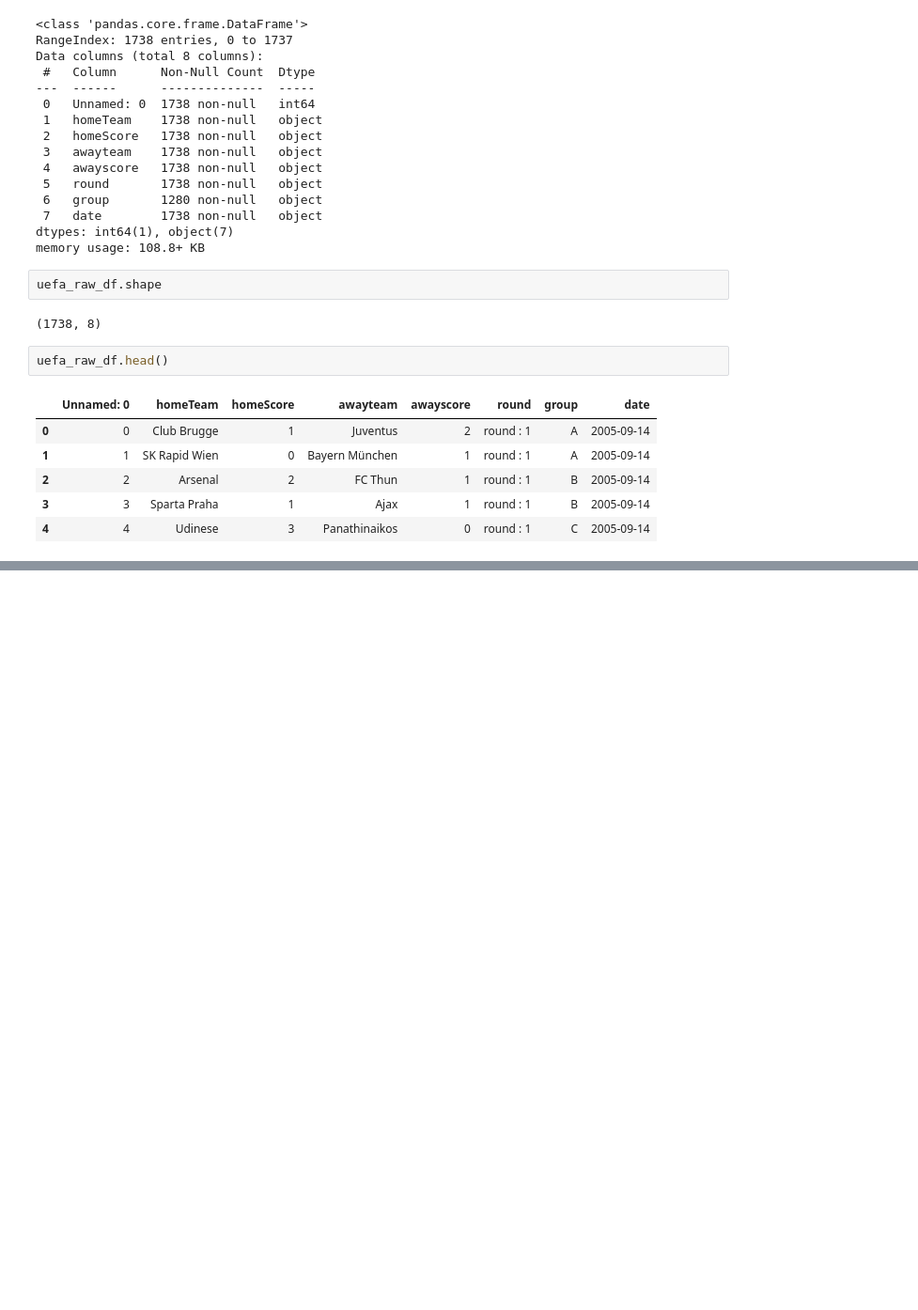
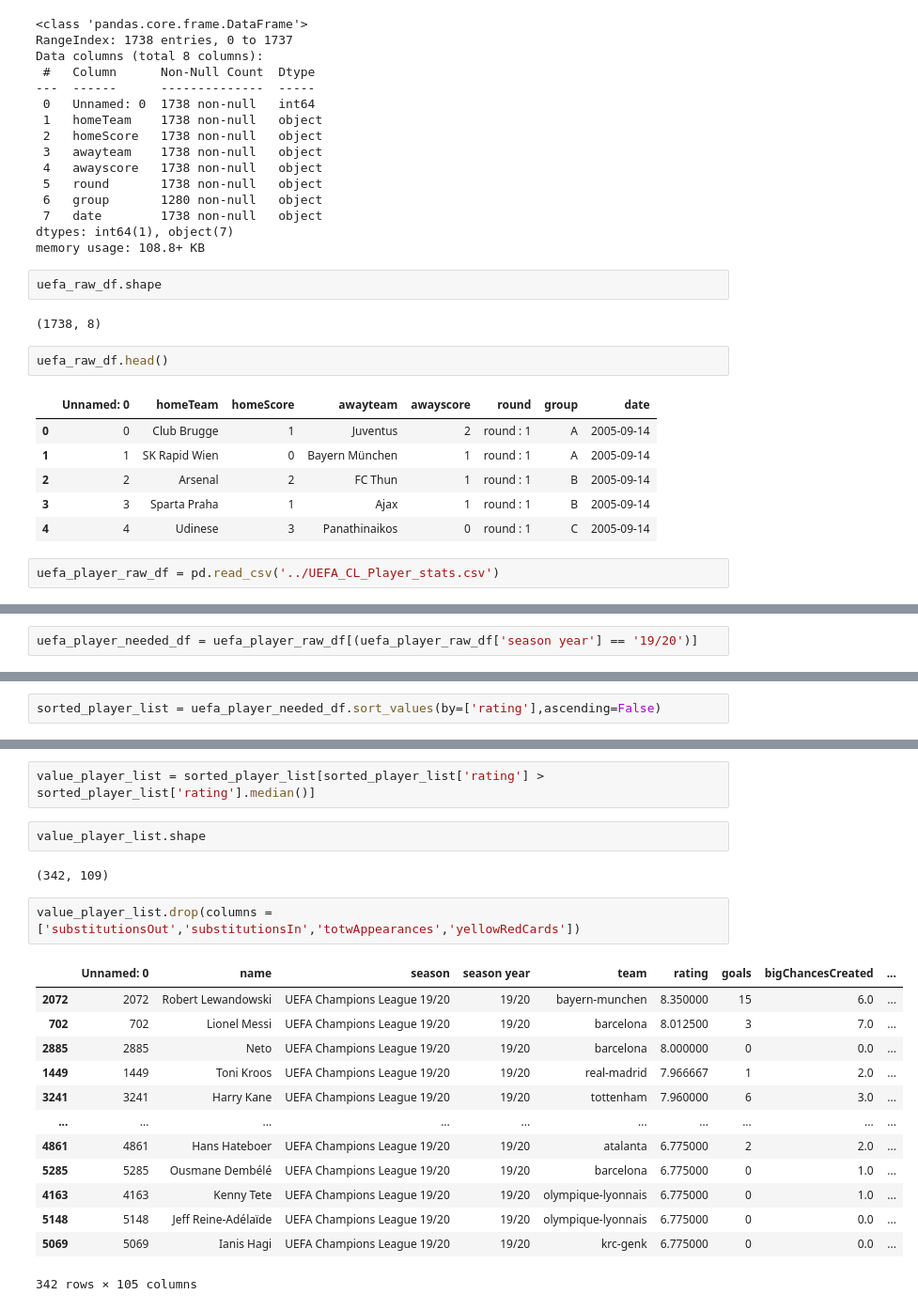
Before and after one commit to ZaidSultan10/champions-league-winner-prediction, a Jupyter notebook: UEFA_Champions_League_Winner_Prediction-checkpoint.ipynb, the cells around one changed output, grey strips where cells are left out. Shown at 94% size. Cells and saved outputs as stored; diff of their text form; blank space fills up the shorter version.

```diff
--- a/UEFA_Champions_League_Winner_Prediction-checkpoint.ipynb
+++ b/UEFA_Champions_League_Winner_Prediction-checkpoint.ipynb
@@ -62,3 +62,5 @@ uefa_raw_df.head()
 | 2 | 2 | Arsenal | 2 | FC Thun | 1 | round : 1 | B | 2005-09-14 |
 | 3 | 3 | Sparta Praha | 1 | Ajax | 1 | round : 1 | B | 2005-09-14 |
 | 4 | 4 | Udinese | 3 | Panathinaikos | 0 | round : 1 | C | 2005-09-14 |
+# %%
+uefa_player_raw_df = pd.read_csv('../UEFA_CL_Player_stats.csv')
@@ -64,0 +126,2 @@ uefa_raw_df.head()
+# %%
+uefa_player_needed_df = uefa_player_raw_df[(uefa_player_raw_df['season year'] == '19/20')]
@@ -64,0 +184,2 @@ uefa_raw_df.head()
+# %%
+sorted_player_list = uefa_player_needed_df.sort_values(by=['rating'],ascending=False)
@@ -64,0 +200,22 @@ uefa_raw_df.head()
+# %%
+value_player_list = sorted_player_list[sorted_player_list['rating'] > sorted_player_list['rating'].median()]
+# %%
+value_player_list.shape
+# %% [output]
+(342, 109)
+# %%
+value_player_list.drop(columns =['substitutionsOut','substitutionsIn','totwAppearances','yellowRedCards'])
+# %% [output]
+|  | Unnamed: 0 | name | season | season year | team | rating | goals | bigChancesCreated | ... |
+| 2072 | 2072 | Robert Lewandowski | UEFA Champions League 19/20 | 19/20 | bayern-munchen | 8.350000 | 15 | 6.0 | ... |
+| 702 | 702 | Lionel Messi | UEFA Champions League 19/20 | 19/20 | barcelona | 8.012500 | 3 | 7.0 | ... |
+| 2885 | 2885 | Neto | UEFA Champions League 19/20 | 19/20 | barcelona | 8.000000 | 0 | 0.0 | ... |
+| 1449 | 1449 | Toni Kroos | UEFA Champions League 19/20 | 19/20 | real-madrid | 7.966667 | 1 | 2.0 | ... |
+| 3241 | 3241 | Harry Kane | UEFA Champions League 19/20 | 19/20 | tottenham | 7.960000 | 6 | 3.0 | ... |
+| ... | ... | ... | ... | ... | ... | ... | ... | ... | ... |
+| 4861 | 4861 | Hans Hateboer | UEFA Champions League 19/20 | 19/20 | atalanta | 6.775000 | 2 | 2.0 | ... |
+| 5285 | 5285 | Ousmane Dembélé | UEFA Champions League 19/20 | 19/20 | barcelona | 6.775000 | 0 | 1.0 | ... |
+| 4163 | 4163 | Kenny Tete | UEFA Champions League 19/20 | 19/20 | olympique-lyonnais | 6.775000 | 0 | 1.0 | ... |
+| 5148 | 5148 | Jeff Reine-Adélaïde | UEFA Champions League 19/20 | 19/20 | olympique-lyonnais | 6.775000 | 0 | 0.0 | ... |
+| 5069 | 5069 | Ianis Hagi | UEFA Champions League 19/20 | 19/20 | krc-genk | 6.775000 | 0 | 0.0 | ... |
+342 rows × 105 columns
```
Also changed, not shown: parts of 21 cells of this notebook.
